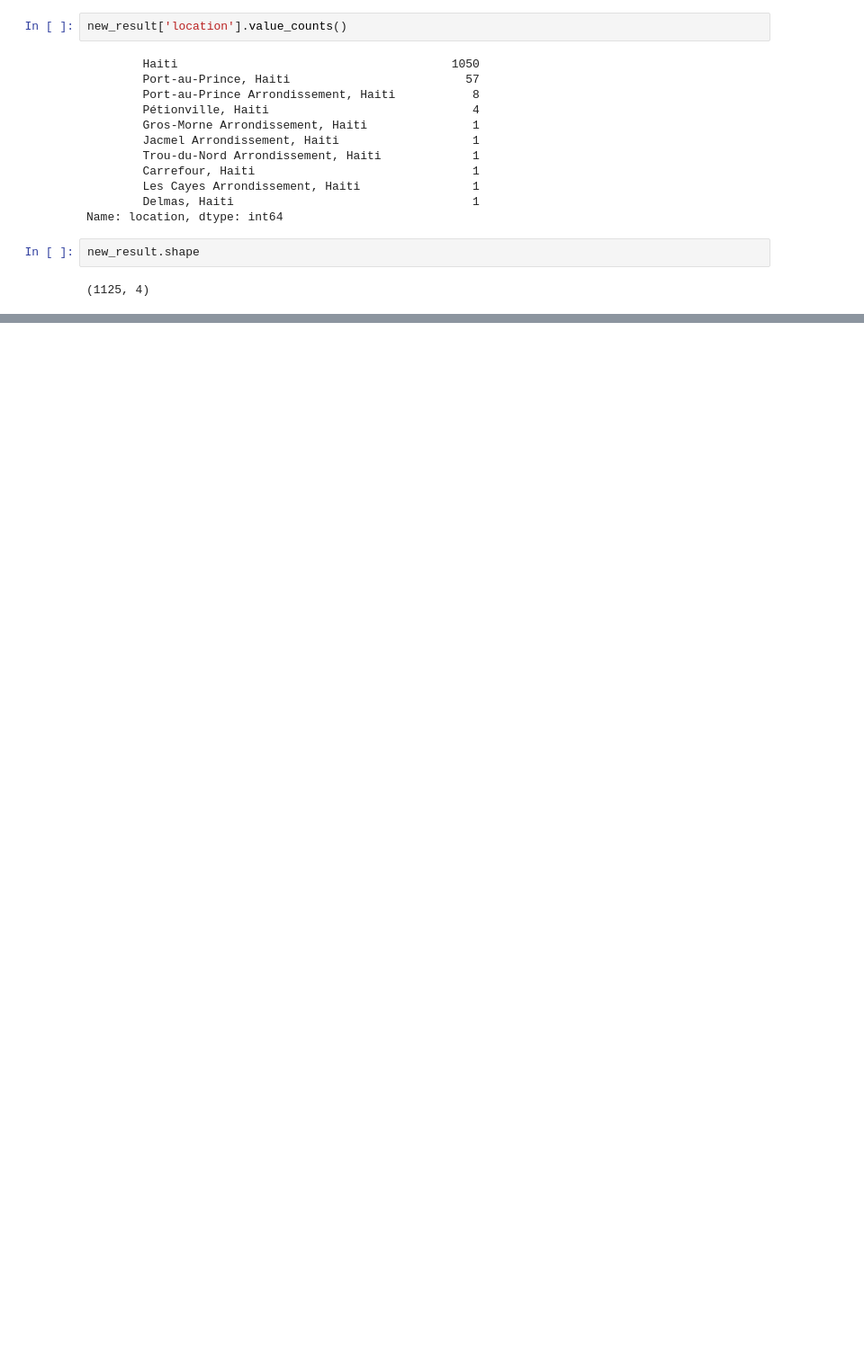
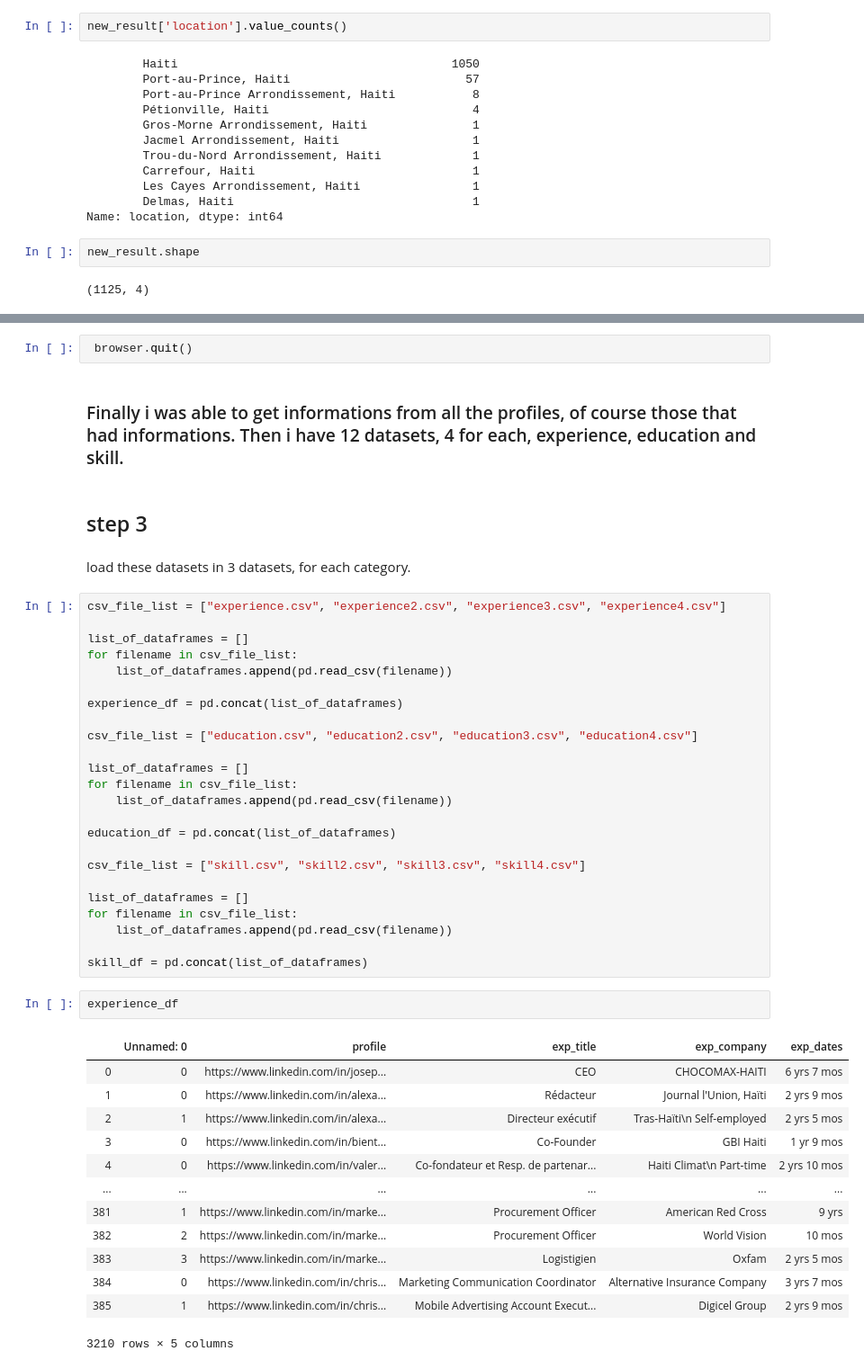
Before and after one commit to B1o0b1/Ayiti_analytics_capstone_project, a Jupyter notebook: initial_notebook.ipynb, the cells around one changed output, grey strips where cells are left out. Shown at 90% size. Saved outputs shown, nothing was run; the diff lists cells and outputs as text; blank space fills up the shorter version.

```diff
--- a/initial_notebook.ipynb
+++ b/initial_notebook.ipynb
@@ -343,0 +850,48 @@ browser.quit()
+# %%
+ browser.quit()
+# %% [markdown]
+### Finally i was able to get informations from all the profiles, of course those that had informations. Then i have 12 datasets, 4 for each, experience, education and skill.
+# %% [markdown]
+## step 3
+# %% [markdown]
+load these datasets in 3 datasets, for each category.
+# %%
+csv_file_list = ["experience.csv", "experience2.csv", "experience3.csv", "experience4.csv"]
+
+list_of_dataframes = []
+for filename in csv_file_list:
+    list_of_dataframes.append(pd.read_csv(filename))
+
+experience_df = pd.concat(list_of_dataframes)
+
+csv_file_list = ["education.csv", "education2.csv", "education3.csv", "education4.csv"]
+
+list_of_dataframes = []
+for filename in csv_file_list:
+    list_of_dataframes.append(pd.read_csv(filename))
+
+education_df = pd.concat(list_of_dataframes)
+
+csv_file_list = ["skill.csv", "skill2.csv", "skill3.csv", "skill4.csv"]
+
+list_of_dataframes = []
+for filename in csv_file_list:
+    list_of_dataframes.append(pd.read_csv(filename))
+
+skill_df = pd.concat(list_of_dataframes)
+# %%
+experience_df
+# %% [output]
+|  | Unnamed: 0 | profile | exp_title | exp_company | exp_dates |
+| 0 | 0 | https://www.linkedin.com/in/josep... | CEO | CHOCOMAX-HAITI | 6 yrs 7 mos |
+| 1 | 0 | https://www.linkedin.com/in/alexa... | Rédacteur | Journal l'Union, Haïti | 2 yrs 9 mos |
+| 2 | 1 | https://www.linkedin.com/in/alexa... | Directeur exécutif | Tras-Haïti\n Self-employed | 2 yrs 5 mos |
+| 3 | 0 | https://www.linkedin.com/in/bient... | Co-Founder | GBI Haiti | 1 yr 9 mos |
+| 4 | 0 | https://www.linkedin.com/in/valer... | Co-fondateur et Resp. de partenar... | Haiti Climat\n Part-time | 2 yrs 10 mos |
+| ... | ... | ... | ... | ... | ... |
+| 381 | 1 | https://www.linkedin.com/in/marke... | Procurement Officer | American Red Cross | 9 yrs |
+| 382 | 2 | https://www.linkedin.com/in/marke... | Procurement Officer | World Vision | 10 mos |
+| 383 | 3 | https://www.linkedin.com/in/marke... | Logistigien | Oxfam | 2 yrs 5 mos |
+| 384 | 0 | https://www.linkedin.com/in/chris... | Marketing Communication Coordinator | Alternative Insurance Company | 3 yrs 7 mos |
+| 385 | 1 | https://www.linkedin.com/in/chris... | Mobile Advertising Account Execut... | Digicel Group | 2 yrs 9 mos |
+3210 rows × 5 columns
```
Also changed, not shown: parts of 39 cells of this notebook.
